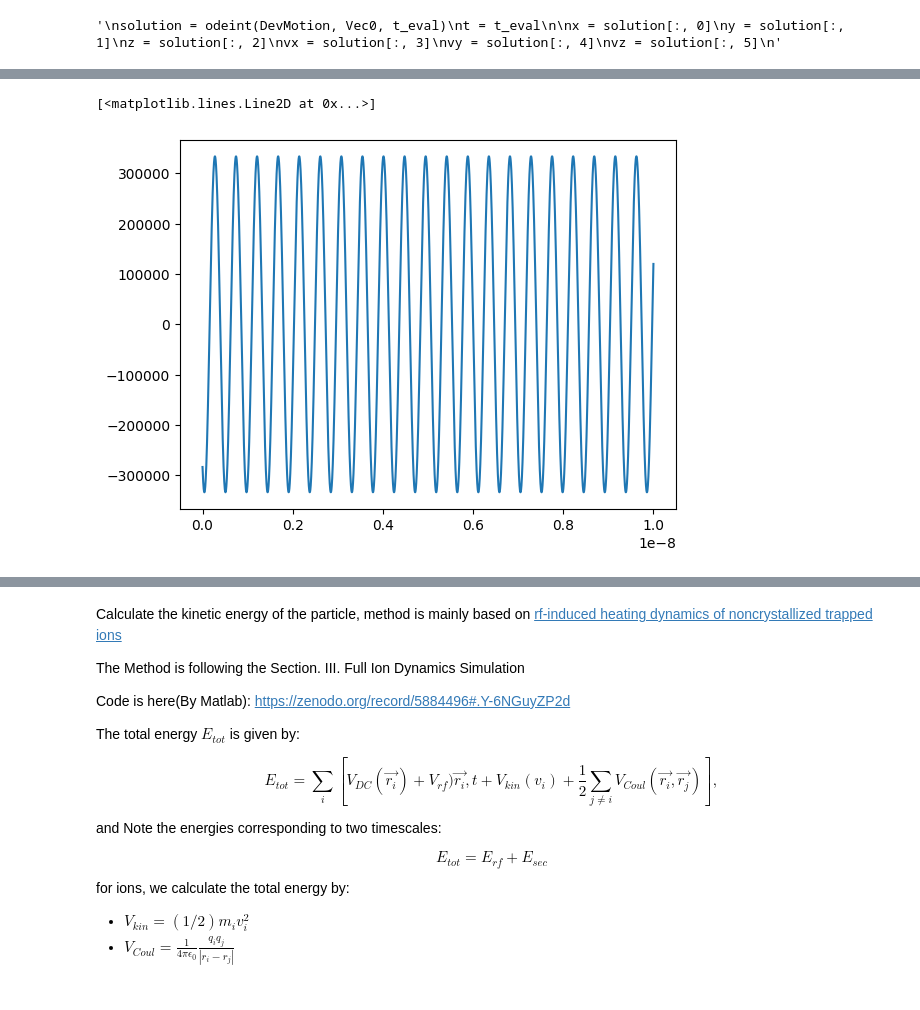
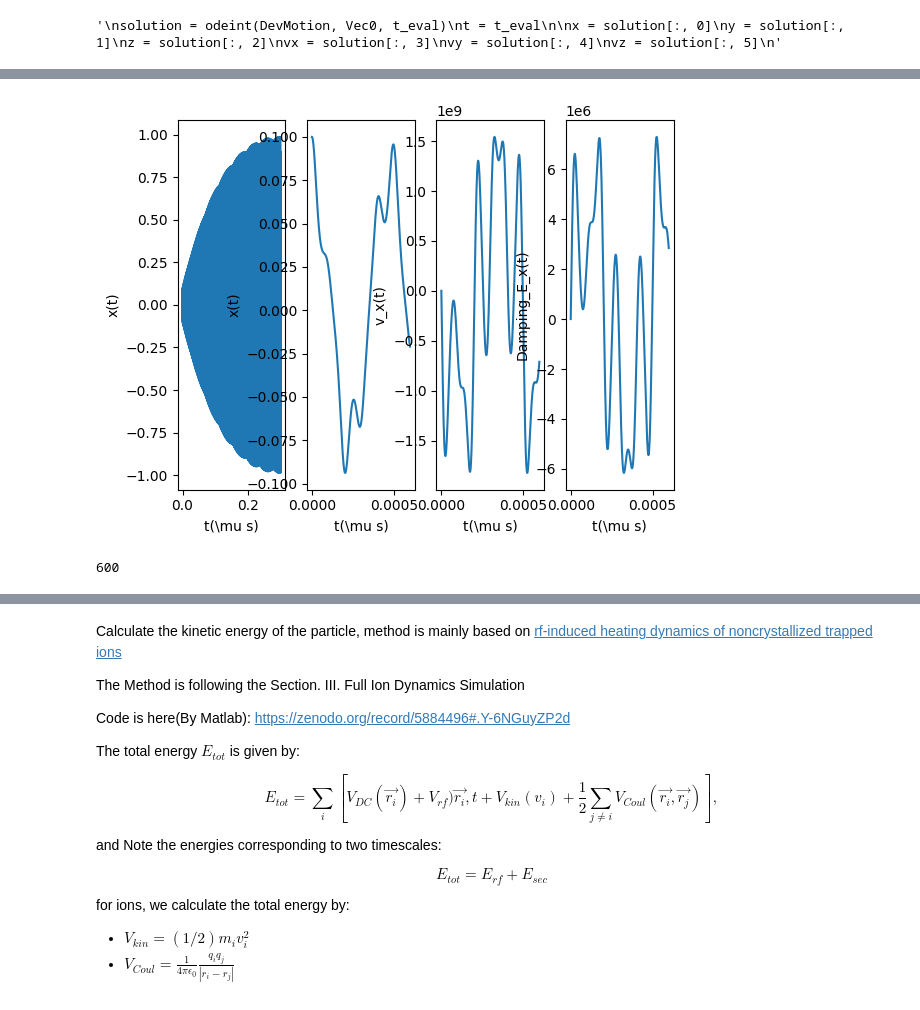
Before and after one commit to yuqian15/electron_micromotion_cooling, a Jupyter notebook: Electron-QIP-v2.ipynb, the cells around one changed output, grey strips where cells are left out. Saved outputs shown, nothing was run; the diff lists cells and outputs as text; code cells hidden in the pictures.

```diff
--- a/Electron-QIP-v2.ipynb
+++ b/Electron-QIP-v2.ipynb
@@ -358,8 +378,42 @@ plt.show()
-# %%
-plt.plot(t_eval[:10000], Damping_Ex[:10000])
-# %% [output]
-[<matplotlib.lines.Line2D at 0x...>]
-[figure, removed]
+# %%
+# Plot the x-axis motion
+fig1, ax = plt.subplots(1,4)
+
+# Plot the data on the axes
+ax[0].plot(t_damp*1e6, x_damp)
+
+# Add labels to the axes
+ax[0].set_xlabel('t(\mu s)')
+ax[0].set_ylabel('x(t)')
+
+Zoomnum = int(0.6e-9/dt)
+# Plot the data on the axes
+ax[1].plot(t_damp[:Zoomnum]*1e6, x_damp[:Zoomnum])
+
+# Add labels to the axes
+ax[1].set_xlabel('t(\mu s)')
+ax[1].set_ylabel('x(t)')
+
+# Plot the velocity
+ax[2].plot(t_damp[:Zoomnum] * 1e6, vx_damp[: Zoomnum])
+
+# Add labels to the axes
+ax[2].set_xlabel('t(\mu s)')
+ax[2].set_ylabel('v_x(t)')
+
+# Plot the damping force
+Damping_Ex = - q / deff ** 2 * vx_damp * Rp
+ax[3].plot(t_damp[:Zoomnum] * 1e6, Damping_Ex[: Zoomnum])
+
+# Add labels to the axes
+ax[3].set_xlabel('t(\mu s)')
+ax[3].set_ylabel('Damping_E_x(t)')
+# Show the plot
+plt.show()
+print(Zoomnum)
+# %% [output]
+[figure, added]
+600
 # %%
 # Plot the x-axis motion
 fig1, ax = plt.subplots(1,2)
```
Also changed, not shown: parts of 7 cells of this notebook, 7 other files.
